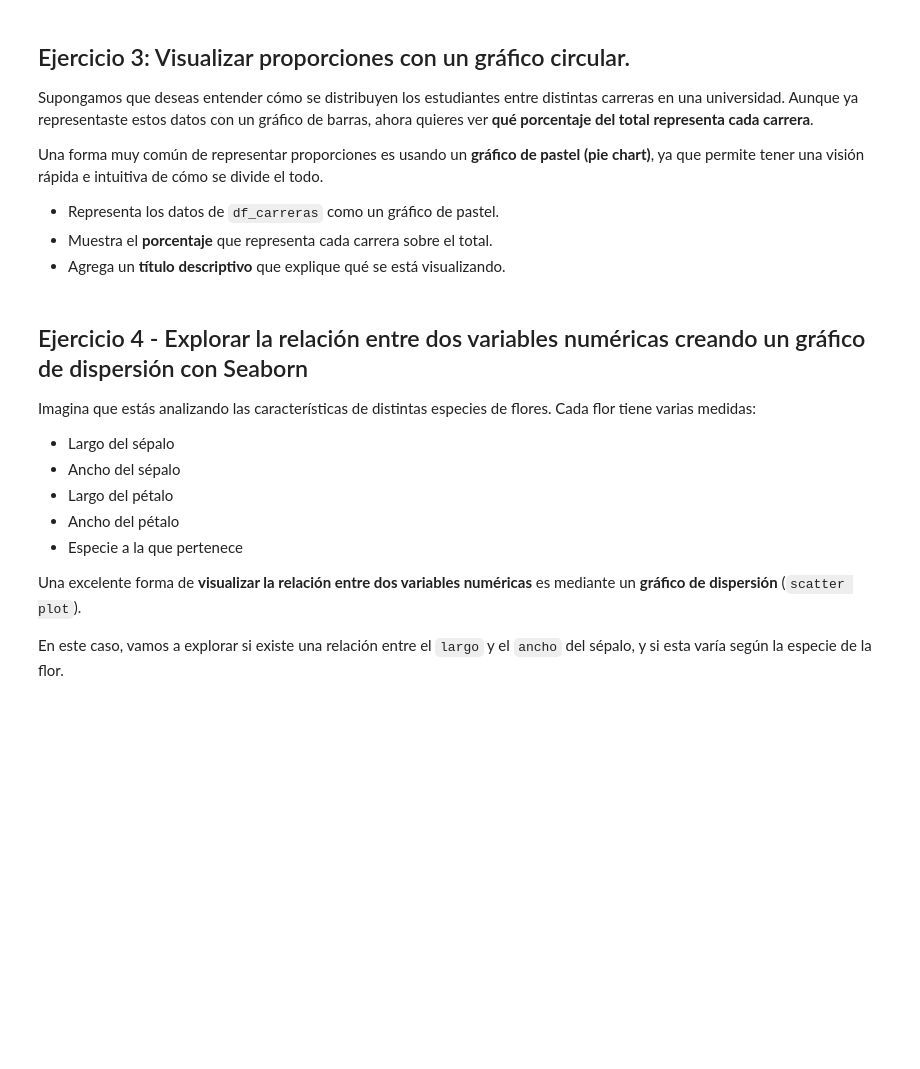
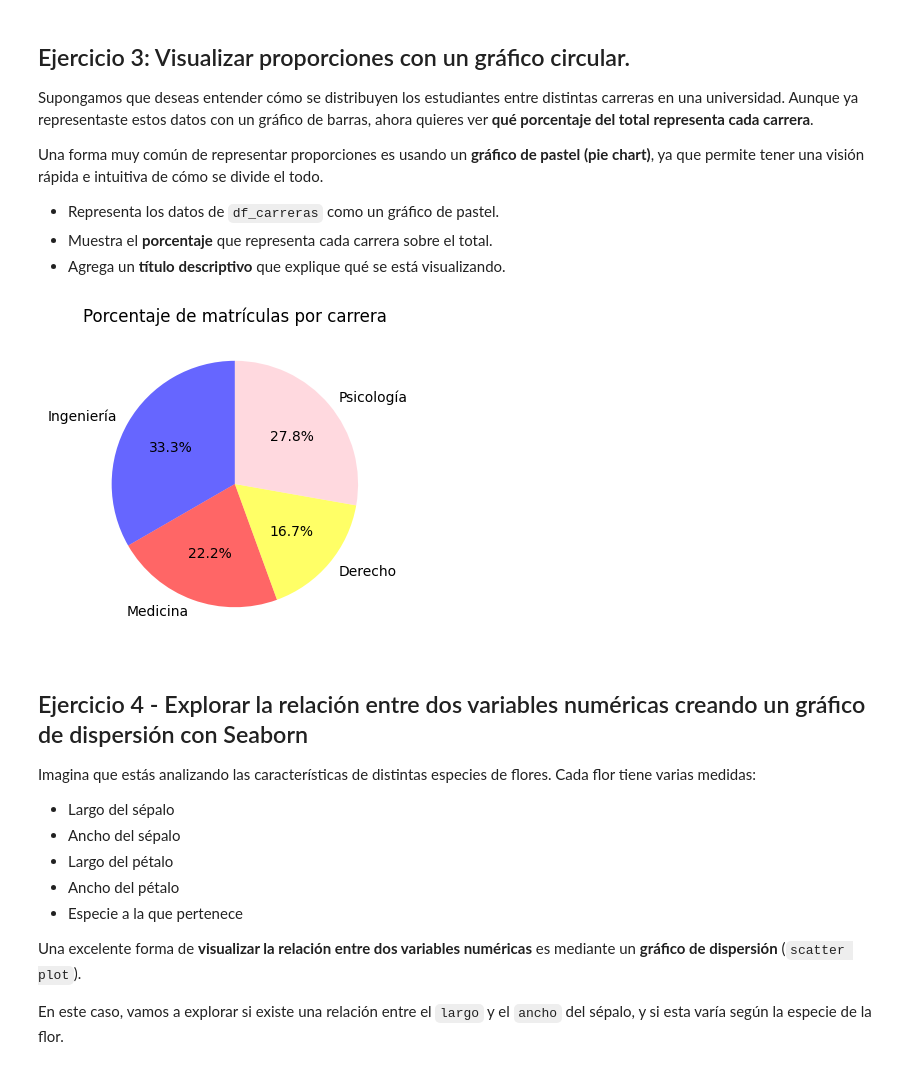
Before and after one commit to cbadil12/visualization-exercises-with-matplot-and-seaborn, a Jupyter notebook: notebook/problems.es.ipynb, the cells around one changed output. Saved outputs shown, nothing was run; the diff lists cells and outputs as text; code cells hidden in the pictures; blank space fills up the shorter version.

```diff
--- a/notebook/problems.es.ipynb
+++ b/notebook/problems.es.ipynb
@@ -159,3 +155,12 @@ df_carreras
+# %%
+# 1) Plotear
+plt.figure(figsize = (5, 4))
+plt.pie(df_carreras["Estudiantes"], labels=df_carreras["Carrera"], autopct="%1.1f%%",colors=["blue","red","yellow","pink"], wedgeprops={"alpha": 0.6}, startangle=90)
+# 2) Añadir título
+plt.title("Porcentaje de matrículas por carrera")
+plt.show()
+# %% [output]
+[figure, added]
 # %% [markdown]
 ## Ejercicio 4 - Explorar la relación entre dos variables numéricas creando un gráfico de dispersión con Seaborn
 
```
Also changed, not shown: parts of 5 cells of this notebook.
